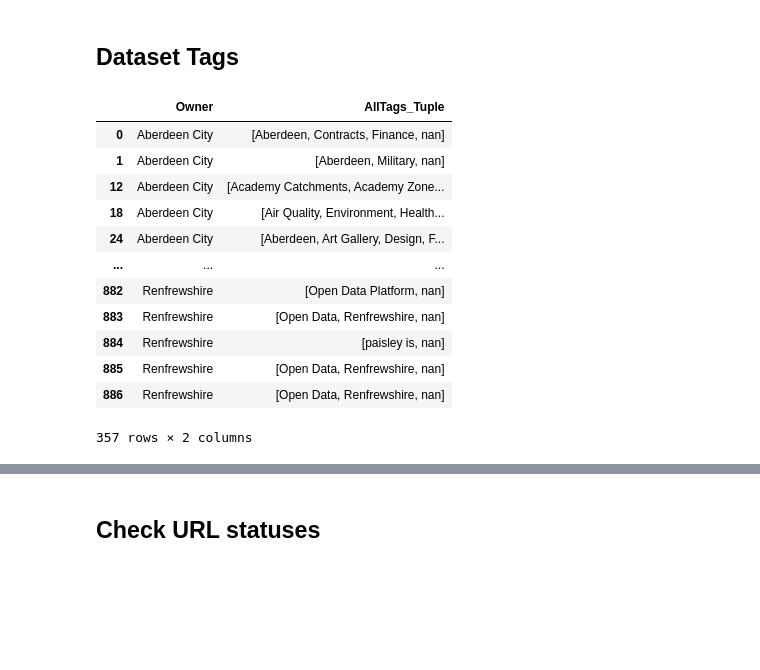
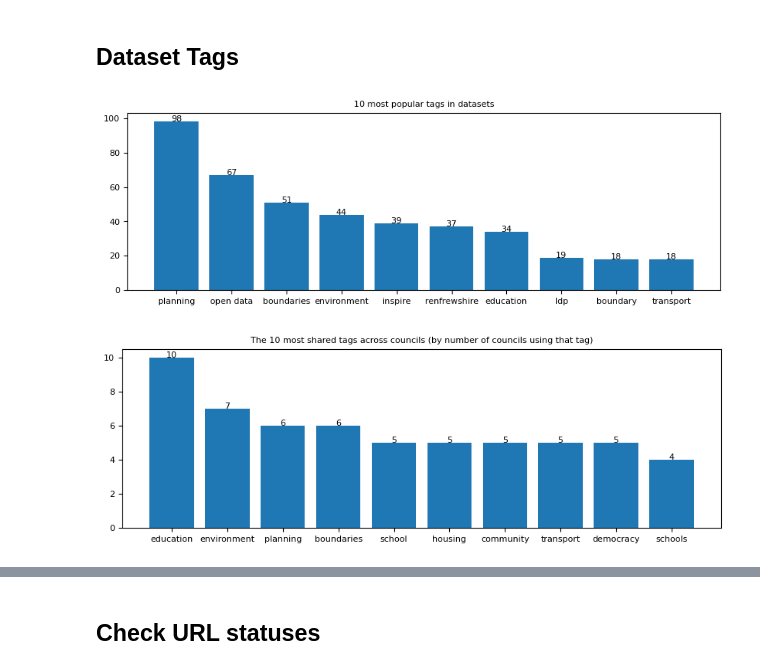
Before and after one commit to OpenDataScotland/the_od_bods, a Jupyter notebook: analytics/analytics.ipynb, the cells around one changed output, grey strips where cells are left out. Cells and saved outputs as stored; diff of their text form; code cells hidden in the pictures; blank space fills up the shorter version.

Commit message:
updated section on tags used in datasets

```diff
--- a/analytics/analytics.ipynb
+++ b/analytics/analytics.ipynb
@@ -315,35 +316,46 @@ plt.show()
 # %% [markdown]
 ## Dataset Tags
-# %%
-### New dataset: Tags used in the datasets
-data_tags = data[['Owner', 'PageURL','OriginalTags','ManualTags']]
-data_tags = data_tags.drop_duplicates()
-
-data_tags['AllTags'] = data_tags.apply(lambda x: str(x['OriginalTags'])+ ';' + str(x['ManualTags']), axis=1)
-data_tags['AllTags_Tuple'] = data_tags['AllTags'].str.split(';')
-
-stats_d = data_tags[['Owner','AllTags_Tuple']]
-'''
-plt.figure(figsize=(10,3))
-sns.barplot(x='Owner', y='Count', data=stats_c, hue='FileType')
-plt.ylabel(''), plt.xlabel('')
-#addlabels(stats_c['Owner'], stats_c['Count'])
-plt.title('Unique datasets by Council and FileType')
-plt.legend(loc='upper right')
-plt.show()
-'''
-stats_d
-# %% [output]
-|  | Owner | AllTags_Tuple |
-| 0 | Aberdeen City | [Aberdeen, Contracts, Finance, nan] |
-| 1 | Aberdeen City | [Aberdeen, Military, nan] |
-| 12 | Aberdeen City | [Academy Catchments, Academy Zone... |
-| 18 | Aberdeen City | [Air Quality, Environment, Health... |
-| 24 | Aberdeen City | [Aberdeen, Art Gallery, Design, F... |
-| ... | ... | ... |
-| 882 | Renfrewshire | [Open Data Platform, nan] |
-| 883 | Renfrewshire | [Open Data, Renfrewshire, nan] |
-| 884 | Renfrewshire | [paisley is, nan] |
-| 885 | Renfrewshire | [Open Data, Renfrewshire, nan] |
-| 886 | Renfrewshire | [Open Data, Renfrewshire, nan] |
-357 rows × 2 columns
+# %%
+### New dataset: Tags used in the datasets
+data_tags = data[['Owner', 'PageURL','OriginalTags','ManualTags']]
+data_tags = data_tags.drop_duplicates()
+### combine the Original and Manual tags together then split them out
+data_tags['AllTags'] = data_tags.apply(lambda x: str(x['OriginalTags'])+ ';' + str(x['ManualTags']), axis=1)
+data_tags['AllTags'] = data_tags['AllTags'].str.replace(',',';')
+data_tags = data_tags.join(data_tags['AllTags'].str.split(';', expand = True))
+### unpivot the table from wide to long format
+data_tags = data_tags.drop(columns=['OriginalTags','ManualTags','AllTags'])
+data_tags = data_tags.melt(id_vars=['Owner','PageURL'])
+### Clean up: remove nones
+data_tags = data_tags.drop(data_tags[data_tags['value']=='nan'].index)
+data_tags = data_tags.dropna()
+### Clean up: remove redundant column and rename the other
+data_tags = data_tags.drop(columns=['variable'])
+data_tags = data_tags.rename(columns={'value':'Tag'})
+### Clean up: set all tags to lowercase and trim
+data_tags['Tag'] = data_tags['Tag'].str.lower()
+data_tags['Tag'] = data_tags['Tag'].str.strip()
+# %%
+### The 10 most popular tags
+stats_d = pd.DataFrame(data_tags['Tag'].value_counts()).head(10)
+
+plt.figure(figsize=(10,3))
+plt.bar(x=stats_d.index, height=stats_d['Tag'])
+plt.ylabel(''), plt.xlabel('')
+addlabels(stats_d.index, stats_d['Tag'],0)
+plt.title('The 10 most popular tags in datasets (by volume)')
+plt.show()
+# %% [output]
+[figure, added]
+# %%
+### The 10 most shared tags across councils
+stats_d1 = pd.DataFrame(data_tags.groupby(['Tag'])['Owner'].nunique()).sort_values(by=['Owner'],ascending=False).head(10)
+
+plt.figure(figsize=(10,3))
+plt.bar(x=stats_d1.index, height=stats_d1['Owner'])
+plt.ylabel(''), plt.xlabel('')
+addlabels(stats_d1.index, stats_d1['Owner'],0)
+plt.title('The 10 most shared tags across councils (by number of councils using that tag)')
+plt.show()
+# %% [output]
+[figure, added]
```
Also changed, not shown: parts of 5 cells of this notebook.
